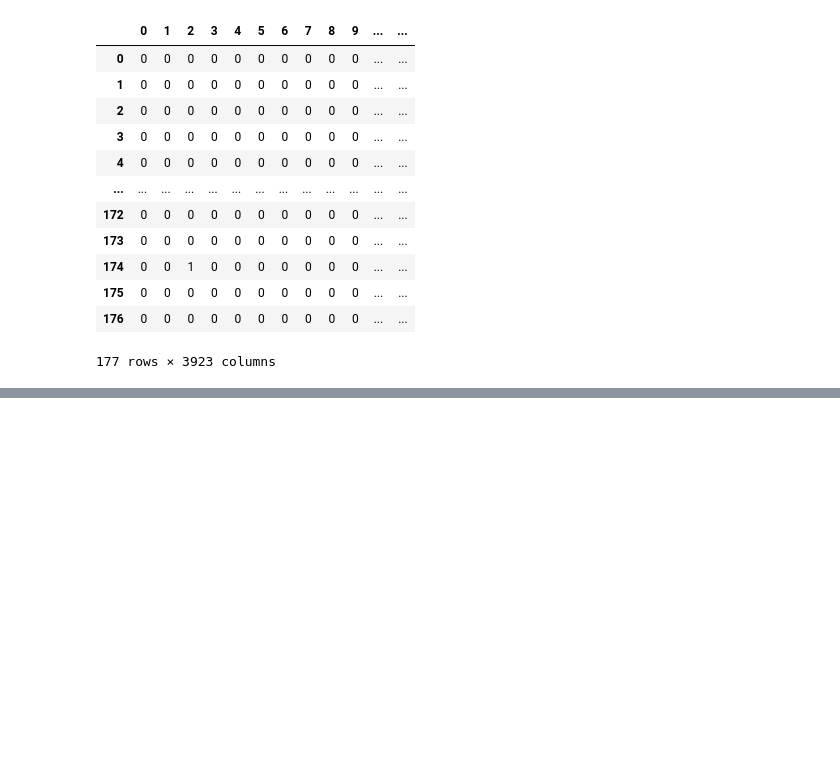
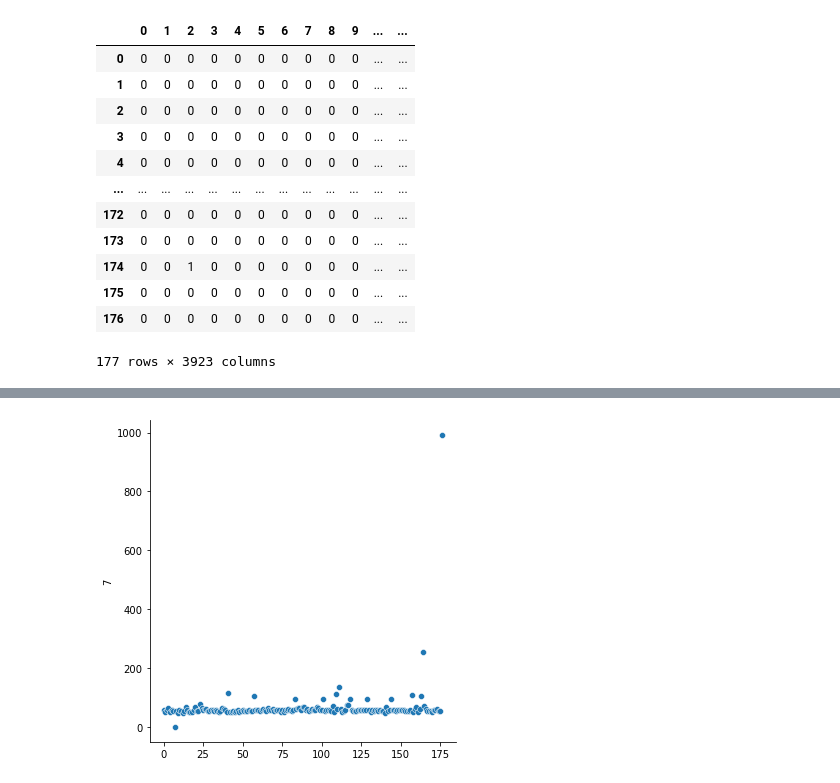
Before and after one commit to park1997/Industrial_safety_and_health_law-visualization, a Jupyter notebook: ParkByeongHyeon/산업안전보건법_XML.ipynb, the cells around one changed output, grey strips where cells are left out. Saved outputs shown, nothing was run; the diff lists cells and outputs as text; code cells hidden in the pictures; blank space fills up the shorter version.

Commit message:
Euclidean Distance, Cosine Similarity

```diff
--- a/ParkByeongHyeon/산업안전보건법_XML.ipynb
+++ b/ParkByeongHyeon/산업안전보건법_XML.ipynb
@@ -719,3 +719,11 @@ pd.DataFrame(countv.transform(posts).toarray())
 | 175 | 0 | 0 | 0 | 0 | 0 | 0 | 0 | 0 | 0 | 0 | ... | ... |
 | 176 | 0 | 0 | 0 | 0 | 0 | 0 | 0 | 0 | 0 | 0 | ... | ... |
 177 rows × 3923 columns
+# %%
+vectorize = CountVectorizer(
+    tokenizer=tokenizer, # 문장에 대한 tokenizer (위에 정의한 함수 이용)
+    min_df=1,            # 단어가 출현하는 최소 문서의 개수
+)
+
+X = vectorize.fit_transform(posts)
+X.toarray()
@@ -721,0 +748,14 @@ pd.DataFrame(countv.transform(posts).toarray())
+# %%
+# 모든 조에 해당하는 euclidean distance 를 계산
+euclidean_result = []
+for x in range(len(df_info)):
+    tmp = []
+    for y in range(len(df_info)):
+        tmp.append(euclidean_distances(X[x], X[y])[0][0])
+    euclidean_result.append(tmp)
+# euclidean_result
+# %%
+# 모든 조에 해당하는 euclidean distance 결과 값을
+# DataFrame 형태로 변환
+euclidean_result_df = pd.DataFrame(euclidean_result)
+euclidean_result_df
@@ -721,0 +776,11 @@ pd.DataFrame(countv.transform(posts).toarray())
+# %%
+x = [i for i in range(len(df_info))]
+jo = 8
+y_euclidean = euclidean_result_df[jo-1]
+# y = euclidean_result_df.loc[2]
+
+# 8조와 다른 조들 간의euclidean distance 분포 시각화
+sns.relplot(x,y_euclidean)
+plt.show()
+# %% [output]
+[figure, added]
```
Also changed, not shown: parts of 16 cells of this notebook, 3 other files.
